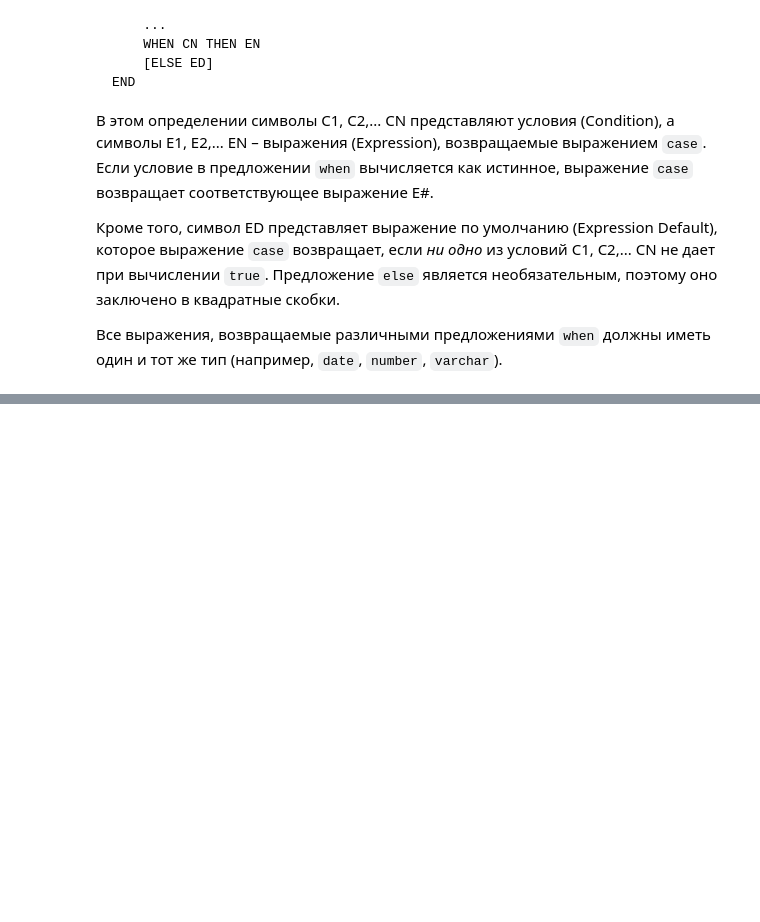
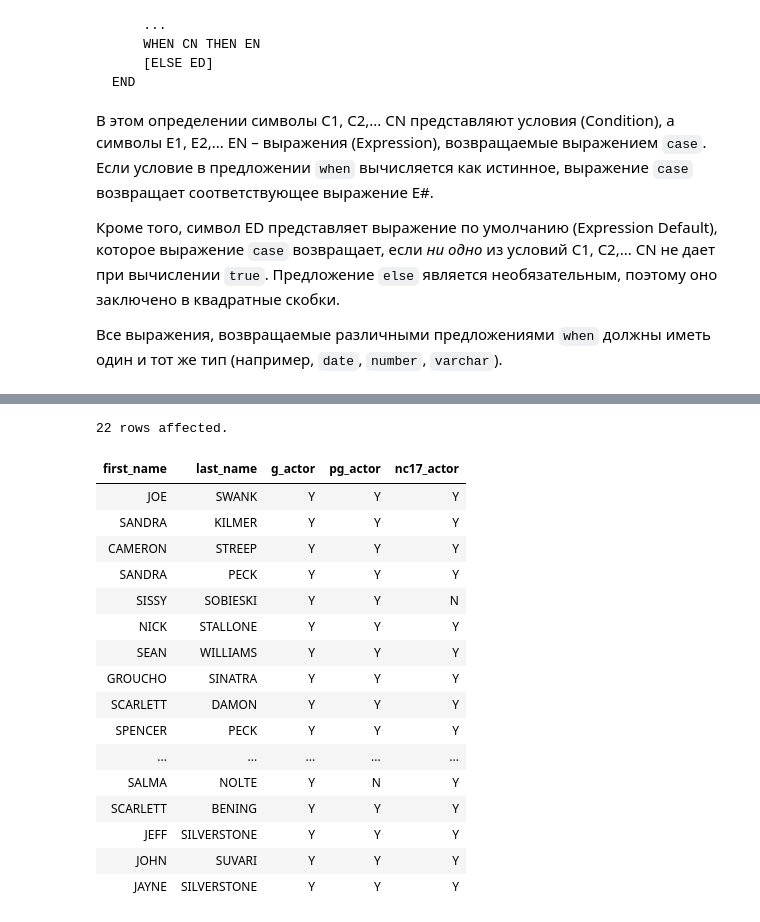
Before and after one commit to magus1968/learning-sql, a Jupyter notebook: docs/chapters/ch11.ipynb, the cells around one changed output, grey strips where cells are left out. Saved outputs shown, nothing was run; the diff lists cells and outputs as text; code cells hidden in the pictures; blank space fills up the shorter version.

```diff
--- a/docs/chapters/ch11.ipynb
+++ b/docs/chapters/ch11.ipynb
@@ -157,0 +335,61 @@ END
+# %%
+%%sql
+SELECT
+    a.first_name,
+    a.last_name,
+
+    CASE
+        WHEN EXISTS (
+            SELECT 1
+            FROM film_actor fa
+                INNER JOIN film f ON fa.film_id = f.film_id
+            WHERE fa.actor_id = a.actor_id
+                AND f.rating = 'G'
+        ) THEN 'Y'
+        ELSE 'N'
+    END AS g_actor,
+
+    CASE
+        WHEN EXISTS (
+            SELECT 1
+            FROM film_actor fa
+                INNER JOIN film f ON fa.film_id = f.film_id
+            WHERE fa.actor_id = a.actor_id
+                AND f.rating = 'PG'
+        ) THEN 'Y'
+        ELSE 'N'
+    END AS pg_actor,
+
+    CASE
+        WHEN EXISTS (
+            SELECT 1
+            FROM film_actor fa
+                INNER JOIN film f ON fa.film_id = f.film_id
+            WHERE fa.actor_id = a.actor_id
+                AND f.rating = 'NC-17'
+        ) THEN 'Y'
+        ELSE 'N'
+    END AS nc17_actor
+
+FROM actor a
+WHERE a.last_name LIKE 'S%'
+    OR a.first_name LIKE 'S%';
+# %% [output]
+22 rows affected.
+| first_name | last_name | g_actor | pg_actor | nc17_actor |
+| JOE | SWANK | Y | Y | Y |
+| SANDRA | KILMER | Y | Y | Y |
+| CAMERON | STREEP | Y | Y | Y |
+| SANDRA | PECK | Y | Y | Y |
+| SISSY | SOBIESKI | Y | Y | N |
+| NICK | STALLONE | Y | Y | Y |
+| SEAN | WILLIAMS | Y | Y | Y |
+| GROUCHO | SINATRA | Y | Y | Y |
+| SCARLETT | DAMON | Y | Y | Y |
+| SPENCER | PECK | Y | Y | Y |
+| ... | ... | ... | ... | ... |
+| SALMA | NOLTE | Y | N | Y |
+| SCARLETT | BENING | Y | Y | Y |
+| JEFF | SILVERSTONE | Y | Y | Y |
+| JOHN | SUVARI | Y | Y | Y |
+| JAYNE | SILVERSTONE | Y | Y | Y |
```
Also changed, not shown: parts of 29 cells of this notebook.
